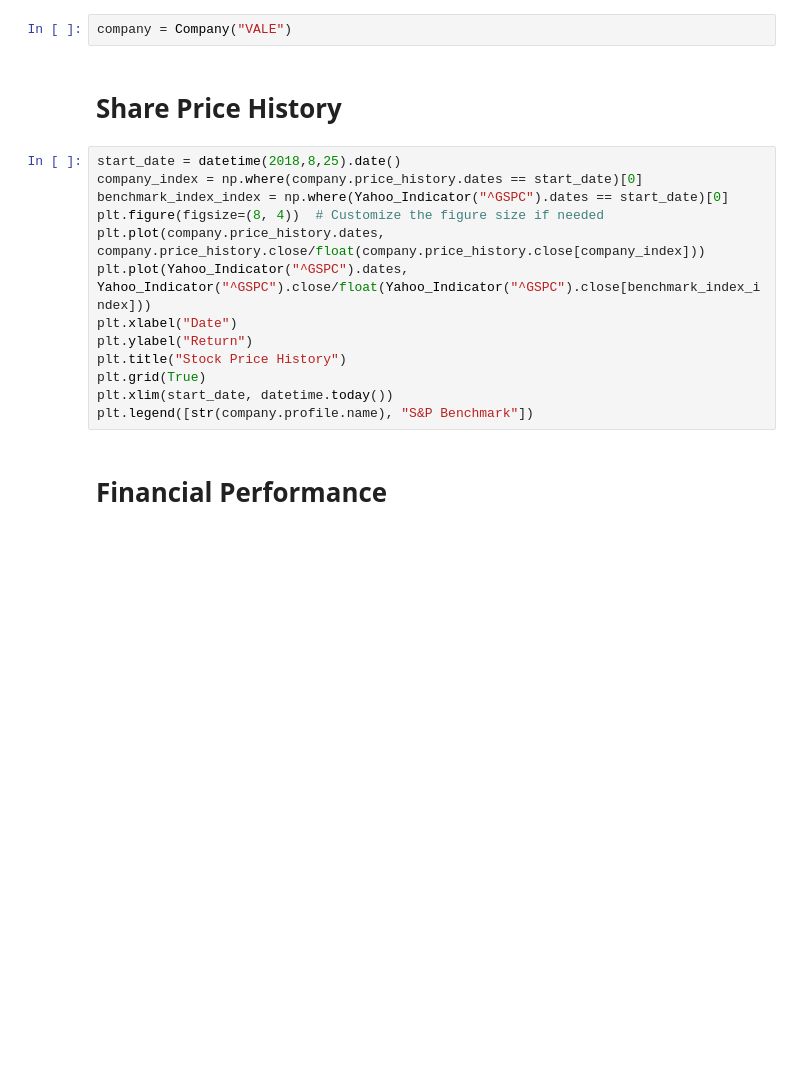
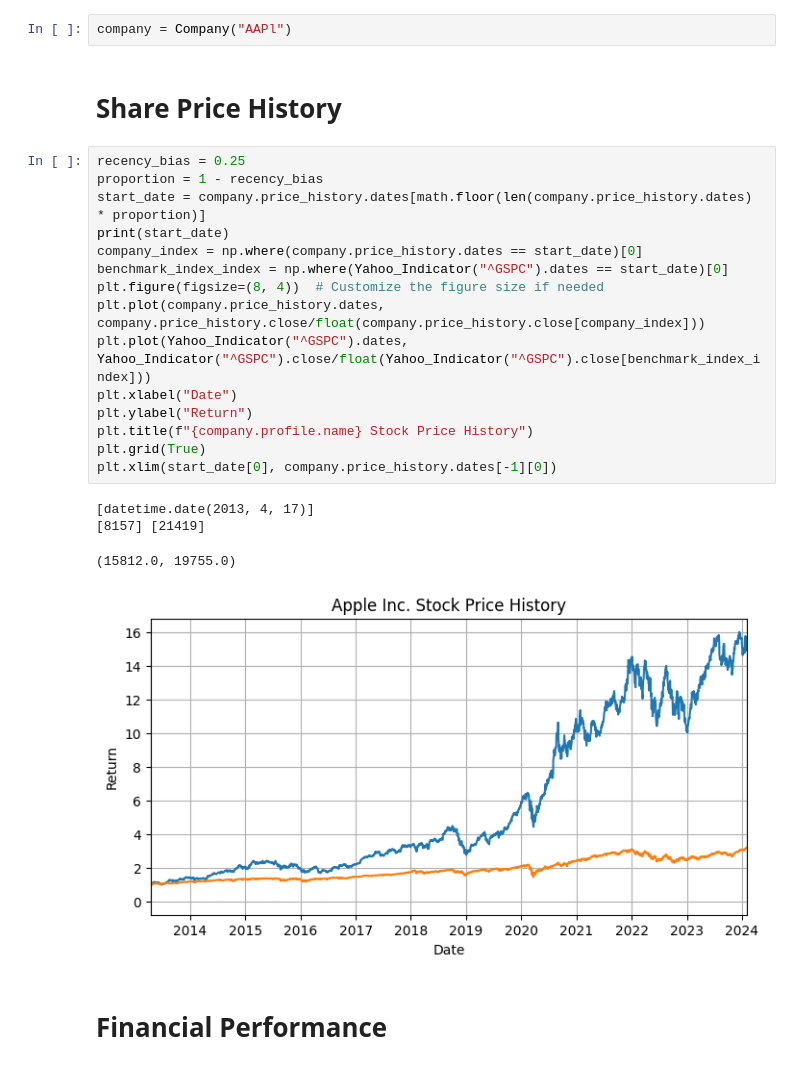
Before and after one commit to BrendanSkyLiang/brendans_bloomberg, a Jupyter notebook: notebooks/single_equity_overview.ipynb, the cells around one changed output. Drawn from its saved outputs; the diff is of its cells as text; blank space fills up the shorter version.

```diff
--- a/notebooks/single_equity_overview.ipynb
+++ b/notebooks/single_equity_overview.ipynb
@@ -13,22 +14,29 @@ from interface.company import Company
 from interface.indicator import Yahoo_Indicator
 from interface.forex import forex
 # %%
-company = Company("VALE")
+company = Company("AAPl")
 # %% [markdown]
 # Share Price History
 # %%
-start_date = datetime(2018,8,25).date()
+recency_bias = 0.25
+proportion = 1 - recency_bias
+start_date = company.price_history.dates[math.floor(len(company.price_history.dates) * proportion)]
+print(start_date)
 company_index = np.where(company.price_history.dates == start_date)[0]
 benchmark_index_index = np.where(Yahoo_Indicator("^GSPC").dates == start_date)[0]
 plt.figure(figsize=(8, 4))  # Customize the figure size if needed
 plt.plot(company.price_history.dates, company.price_history.close/float(company.price_history.close[company_index]))
 plt.plot(Yahoo_Indicator("^GSPC").dates, Yahoo_Indicator("^GSPC").close/float(Yahoo_Indicator("^GSPC").close[benchmark_index_index]))
 plt.xlabel("Date")
 plt.ylabel("Return")
-plt.title("Stock Price History")
+plt.title(f"{company.profile.name} Stock Price History")
 plt.grid(True)
-plt.xlim(start_date, datetime.today())
-plt.legend([str(company.profile.name), "S&P Benchmark"])
+plt.xlim(start_date[0], company.price_history.dates[-1][0])
+# %% [output]
+[datetime.date(2013, 4, 17)]
+[8157] [21419]
+(15812.0, 19755.0)
+[figure, added]
 # %% [markdown]
 # Financial Performance
 # %% [markdown]
```
Also changed, not shown: parts of 14 cells of this notebook, 3 other files.
